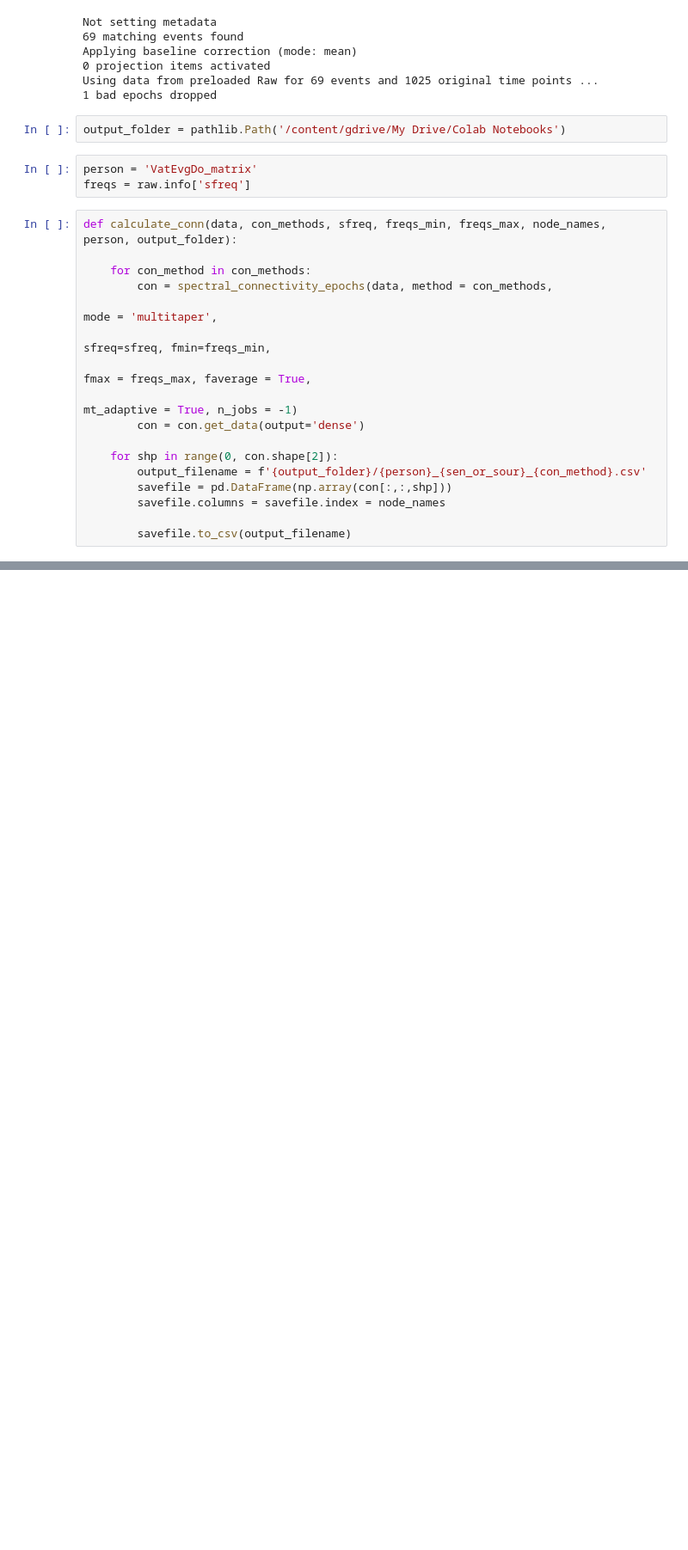
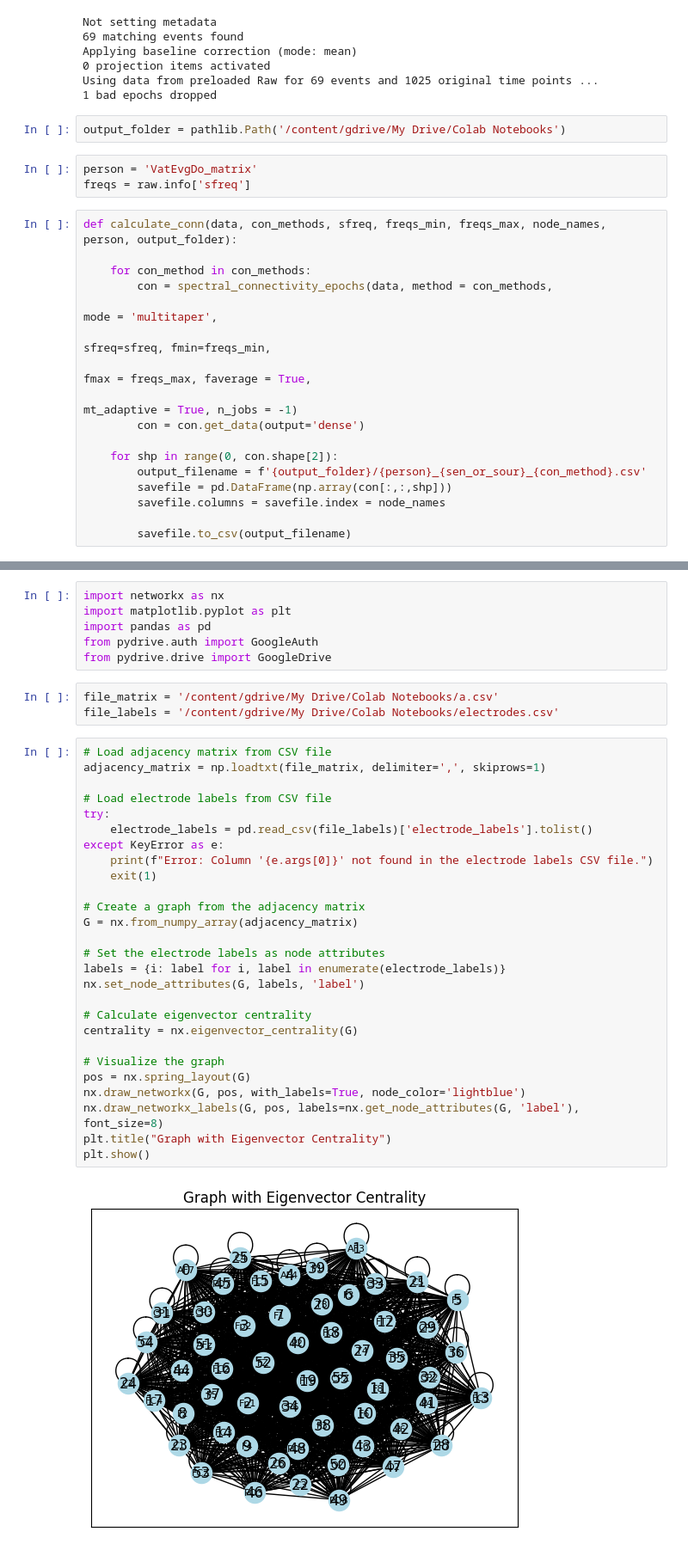
Before and after one commit to Nadezda-Sut/EEG, a Jupyter notebook: MNE_Connectivity.ipynb, the cells around one changed output, grey strips where cells are left out. Shown at 86% size. Cells and saved outputs as stored; diff of their text form; blank space fills up the shorter version.

```diff
--- a/MNE_Connectivity.ipynb
+++ b/MNE_Connectivity.ipynb
@@ -208,0 +254,38 @@ calculate_conn(epochs, con_methods, epochs.info['sfreq'], freqs_min, freqs_max,
+# %%
+import networkx as nx
+import matplotlib.pyplot as plt
+import pandas as pd
+from pydrive.auth import GoogleAuth
+from pydrive.drive import GoogleDrive
+# %%
+file_matrix = '/content/gdrive/My Drive/Colab Notebooks/a.csv'
+file_labels = '/content/gdrive/My Drive/Colab Notebooks/electrodes.csv'
+# %%
+# Load adjacency matrix from CSV file
+adjacency_matrix = np.loadtxt(file_matrix, delimiter=',', skiprows=1)
+
+# Load electrode labels from CSV file
+try:
+    electrode_labels = pd.read_csv(file_labels)['electrode_labels'].tolist()
+except KeyError as e:
+    print(f"Error: Column '{e.args[0]}' not found in the electrode labels CSV file.")
+    exit(1)
+
+# Create a graph from the adjacency matrix
+G = nx.from_numpy_array(adjacency_matrix)
+
+# Set the electrode labels as node attributes
+labels = {i: label for i, label in enumerate(electrode_labels)}
+nx.set_node_attributes(G, labels, 'label')
+
+# Calculate eigenvector centrality
+centrality = nx.eigenvector_centrality(G)
+
+# Visualize the graph
+pos = nx.spring_layout(G)
+nx.draw_networkx(G, pos, with_labels=True, node_color='lightblue')
+nx.draw_networkx_labels(G, pos, labels=nx.get_node_attributes(G, 'label'), font_size=8)
+plt.title("Graph with Eigenvector Centrality")
+plt.show()
+# %% [output]
+[figure, added]
```
Also changed, not shown: parts of 7 cells of this notebook.
